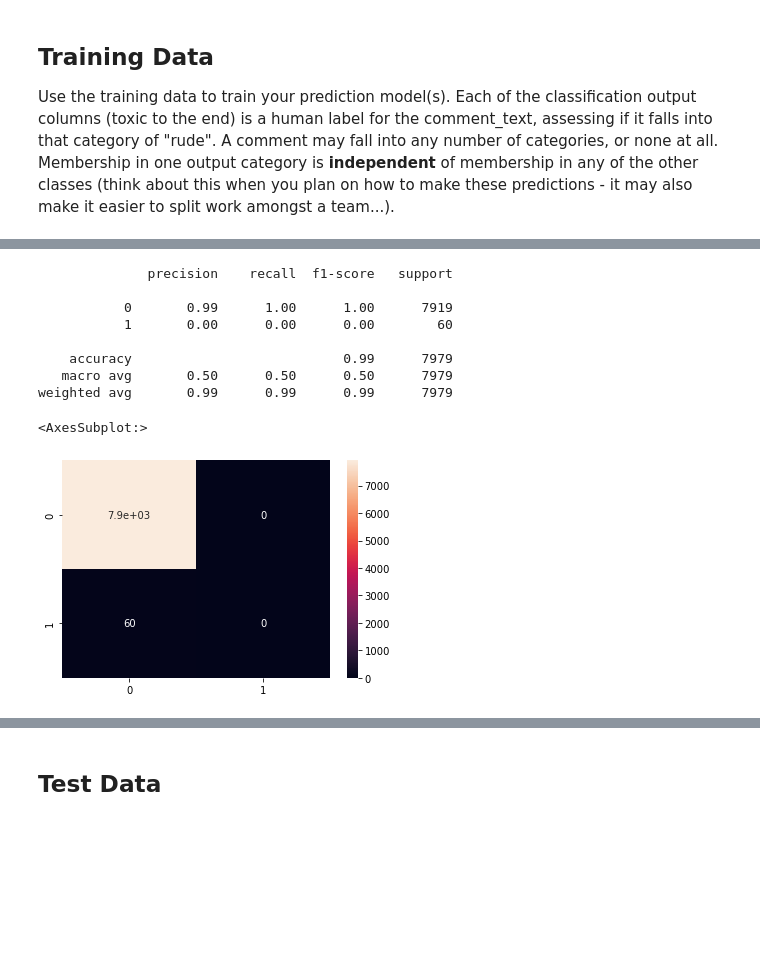
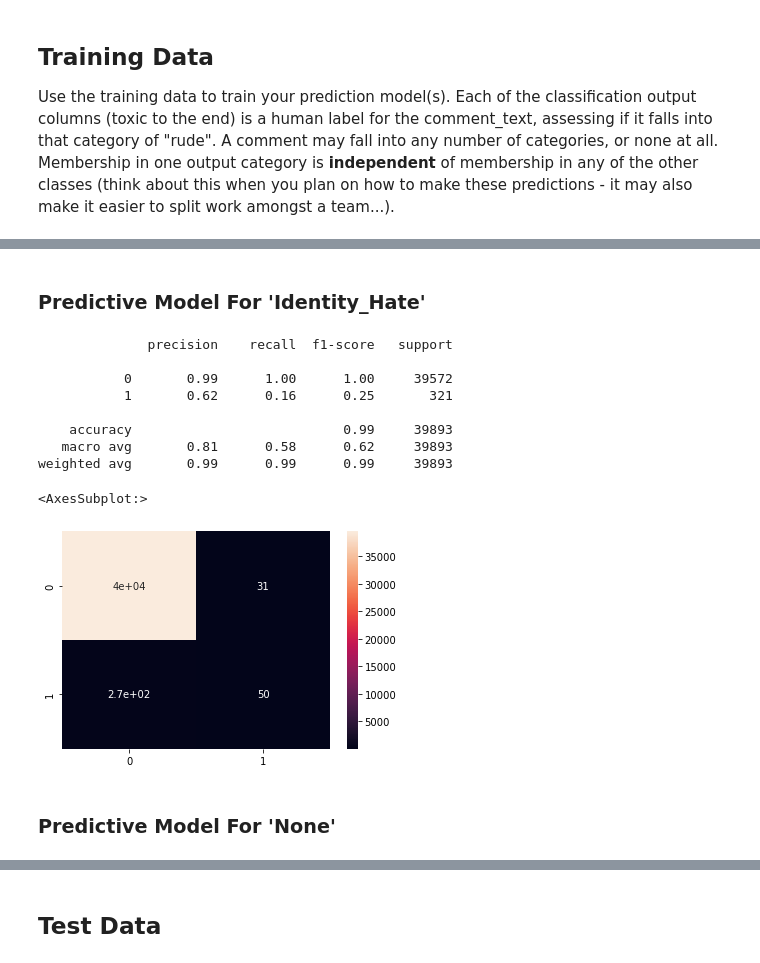
Before and after one commit to guochuanyong/ItML_Project_1_Students, a Jupyter notebook: proj_1_start.ipynb, the cells around one changed output, grey strips where cells are left out. Drawn from its saved outputs; the diff is of its cells as text; code cells hidden in the pictures; blank space fills up the shorter version.

```diff
--- a/proj_1_start.ipynb
+++ b/proj_1_start.ipynb
@@ -61,0 +56,8 @@ from sklearn.model_selection import GridSearchCV
+# %%
+#Replace '\n' with ' ', because it just indicates a new line, don't want to use '\n' as a variable for modelling.
+df = train_df.replace('\n', ' ', regex=True)
+
+#Add a column for 'None' as a target.
+df["none"] = ((df.toxic | df.severe_toxic | df.obscene | df.threat | df.insult | df.identity_hate) == 0)
+df["none"] = df["none"].astype(int)
+df
@@ -228,33 +255,36 @@ weighted avg       0.94      0.95      0.93      7979
+# %% [markdown]
+### Predictive Model For 'Identity_Hate'
 # %%
-model_svc = SVC()
+#Train, test split, try different models, pick best model.
+model_identity = LogisticRegression()
+#model_identity = SVC()
+#model_identity = RandomForestClassifier()
 
-vec_tf = TfidfVectorizer(max_features=150)
+vec_tf = TfidfVectorizer(ngram_range=(1,2), stop_words="english", strip_accents="unicode")
+#svd_tmp = TruncatedSVD(n_components=10)
+y_identity = np.array(df["identity_hate"]).reshape(-1,1)
+x_identity = df["comment_text"]
 
-y = df_sample["identity_hate"]
-X = df_sample["comment_text"]
+X_train, X_test, y_train, y_test = train_test_split(x_identity, y_identity)
 
-X_train, X_test, y_train, y_test = train_test_split(X, y)
+pipe_identity = Pipeline([("vect", vec_tf),("model", model_identity)])
 
-pipe6 = Pipeline([
-                    ("vect", vec_tf),
-                    ("model", model_svc)
-])
 
-params = ["vec_cv"]
+pipe_identity.fit(X_train, y_train.ravel())
+pred_identity = pipe_identity.predict(X_test)
 
-pipe6.fit(X_train, y_train.ravel())
-pred6 = pipe6.predict(X_test)
-
-print(classification_report(y_test, pred6))
-sns.heatmap(confusion_matrix(y_test, pred6), annot=True)
+print(classification_report(y_test, pred_identity))
+sns.heatmap(confusion_matrix(y_test, pred_identity), annot=True)
 # %% [output]
               precision    recall  f1-score   support
 
-           0       0.99      1.00      1.00      7919
-           1       0.00      0.00      0.00        60
+           0       0.99      1.00      1.00     39572
+           1       0.62      0.16      0.25       321
 
-    accuracy                           0.99      7979
-   macro avg       0.50      0.50      0.50      7979
-weighted avg       0.99      0.99      0.99      7979
+    accuracy                           0.99     39893
+   macro avg       0.81      0.58      0.62     39893
+weighted avg       0.99      0.99      0.99     39893
 <AxesSubplot:>
-[figure, old version]
+[figure, new version]
+# %% [markdown]
+### Predictive Model For 'None'
```
Also changed, not shown: parts of 23 cells of this notebook, 1 other file.
